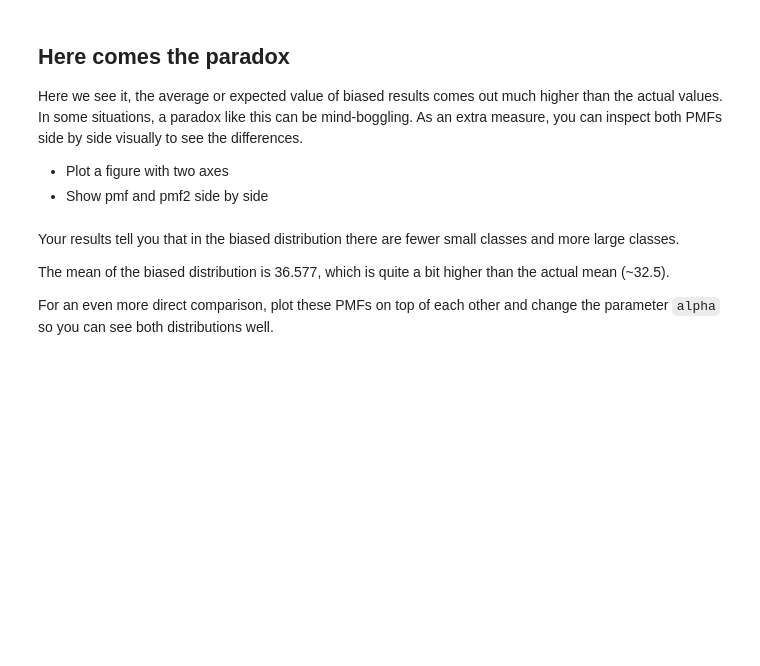
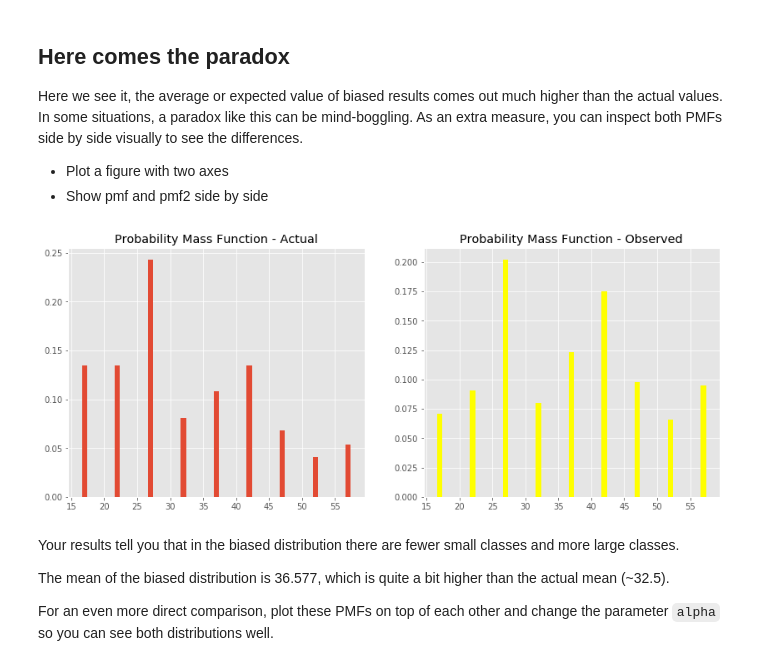
Before and after one commit to learn-co-curriculum/dsc-probability-mass-function-lab, a Jupyter notebook: index.ipynb, the cells around one changed output. Drawn from its saved outputs; the diff is of its cells as text; code cells hidden in the pictures; blank space fills up the shorter version.

```diff
--- a/index.ipynb
+++ b/index.ipynb
@@ -103,3 +149,9 @@ biased_sum = None
 biased, biased_sum
 
 # ([2.295, 2.97, 6.561, 2.592, 3.996, 5.67, 3.196, 2.132, 3.078], 32.49)
+# %%
+# __SOLUTION__
+biased = np.multiply(sizes, pmf)
+biased_sum = biased.sum()
+
+biased, biased_sum
@@ -114,3 +168,10 @@ sizes, pmf2
 
 # ([17, 22, 27, 32, 37, 42, 47, 52, 57],
 # [0.071, 0.091, 0.202, 0.08, 0.123, 0.175, 0.098, 0.066, 0.095])
+# %%
+# __SOLUTION__
+pmf2 = []
+for b in biased:
+    pmf2.append(round(b/biased_sum, 3))
+
+sizes, pmf2
@@ -130,6 +200,23 @@ Here we see it, the average or expected value of biased results comes out much h
 * Show pmf and pmf2 side by side
 # %%
 # Plot pmfs side by side
+# %%
+# __SOLUTION__
+# Plot pmfs side by side
+new_figure = plt.figure(figsize=(14,5.5))
+
+ax = new_figure.add_subplot(121)
+ax2 = new_figure.add_subplot(122)
+
+ax.bar(counter.keys(), pmf);
+ax2.bar(counter.keys(), pmf2, color="yellow");
+
+ax.set_title ("Probability Mass Function - Actual");
+ax2.set_title ("Probability Mass Function - Observed");
+
+plt.show()
+# %% [output]
+[figure, added]
 # %% [markdown]
 Your results tell you that in the biased distribution there are fewer small classes and more large classes.
 
```
Also changed, not shown: parts of 10 cells of this notebook, 4 other files.
